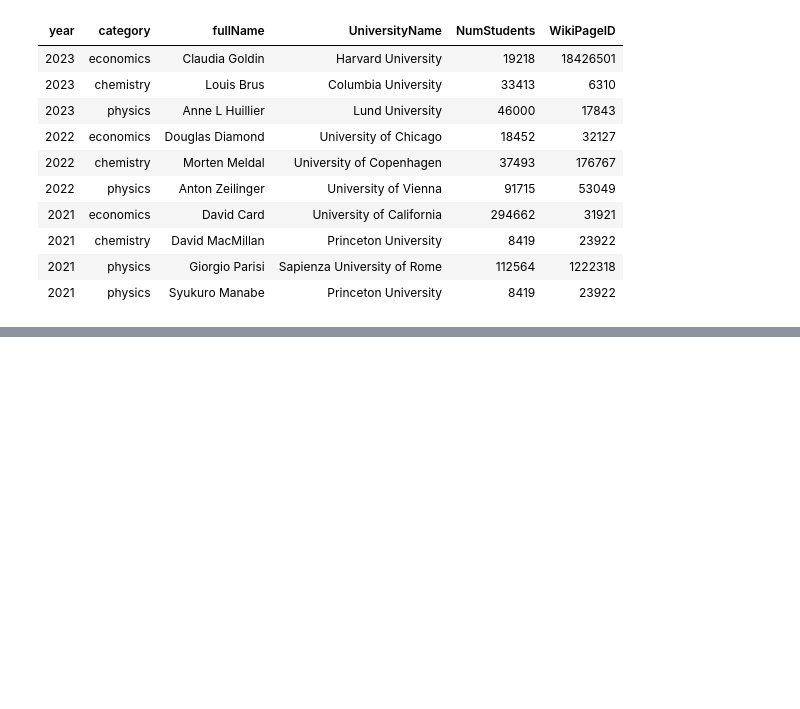
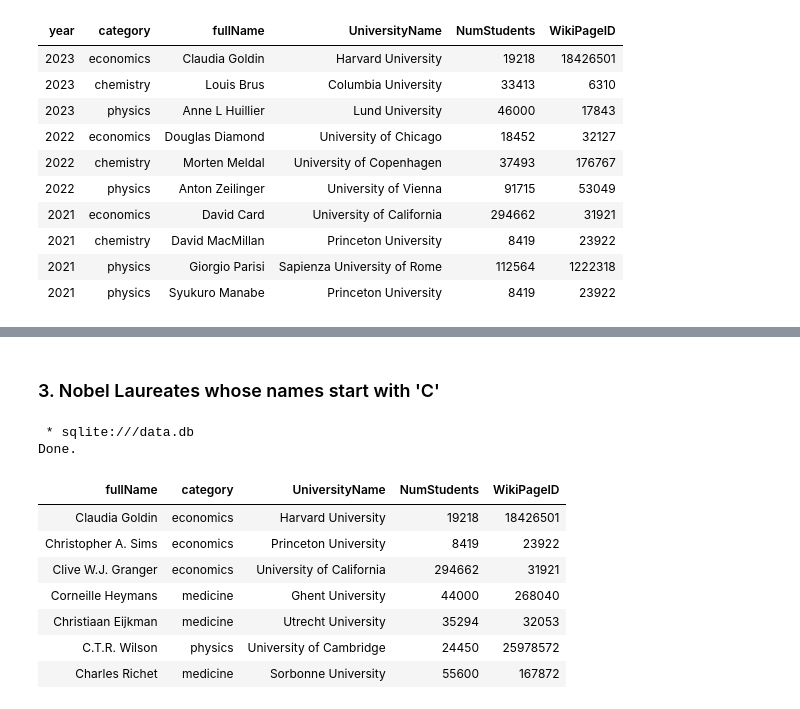
Before and after one commit to Fab2102/dke_project, a Jupyter notebook: project.ipynb, the cells around one changed output, grey strips where cells are left out. Drawn from its saved outputs; the diff is of its cells as text; code cells hidden in the pictures; blank space fills up the shorter version.

```diff
--- a/project.ipynb
+++ b/project.ipynb
@@ -268,0 +330,25 @@ Done.
+# %% [markdown]
+### 3. Nobel Laureates whose names start with 'C'
+# %%
+%%sql
+
+SELECT
+  fullName,
+  category,
+  UniversityName,
+  NumStudents,
+  WikiPageID
+FROM nobel_universities
+WHERE UPPER(fullName) LIKE 'C%'
+LIMIT 10;
+# %% [output]
+ * sqlite:///data.db
+Done.
+| fullName | category | UniversityName | NumStudents | WikiPageID |
+| Claudia Goldin | economics | Harvard University | 19218 | 18426501 |
+| Christopher A. Sims | economics | Princeton University | 8419 | 23922 |
+| Clive W.J. Granger | economics | University of California | 294662 | 31921 |
+| Corneille Heymans | medicine | Ghent University | 44000 | 268040 |
+| Christiaan Eijkman | medicine | Utrecht University | 35294 | 32053 |
+| C.T.R. Wilson | physics | University of Cambridge | 24450 | 25978572 |
+| Charles Richet | medicine | Sorbonne University | 55600 | 167872 |
```
Also changed, not shown: parts of 10 cells of this notebook, 1 other file.
